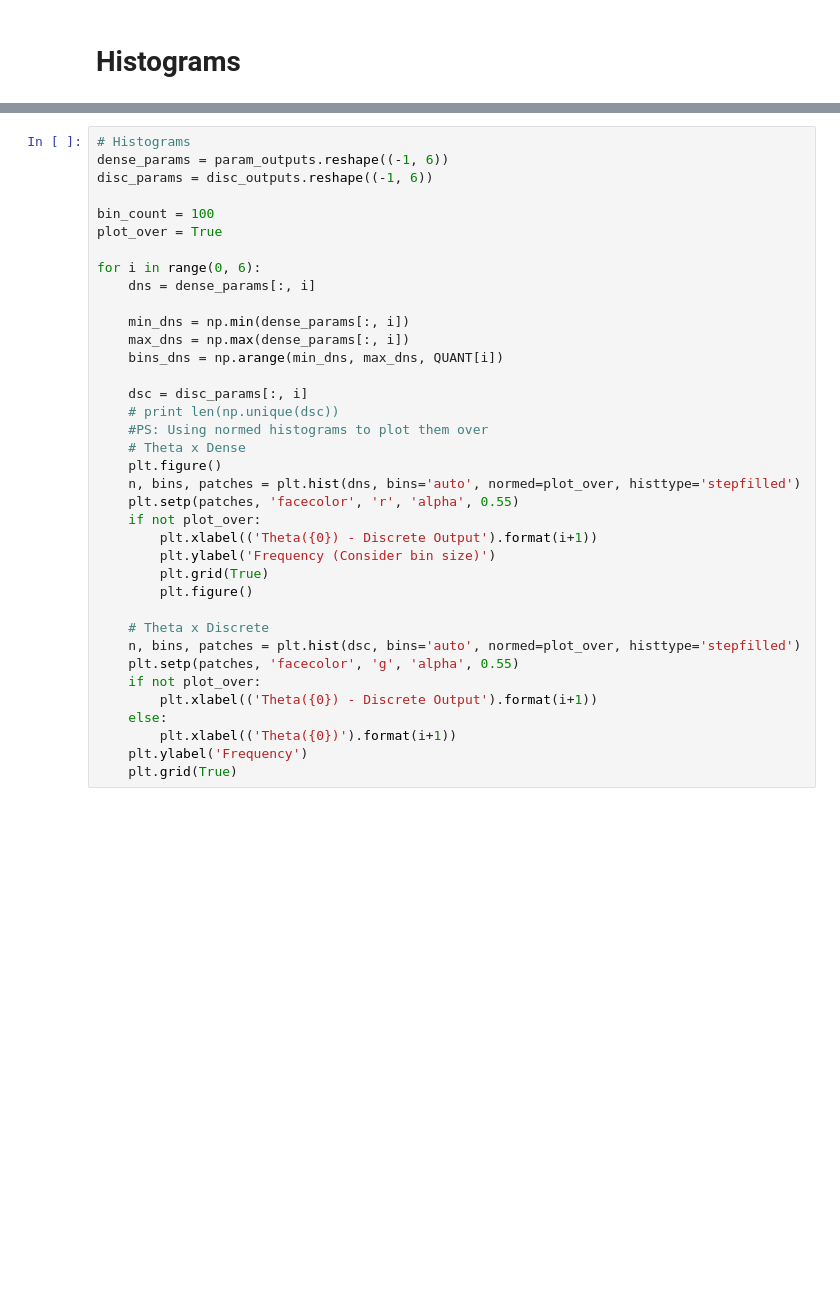
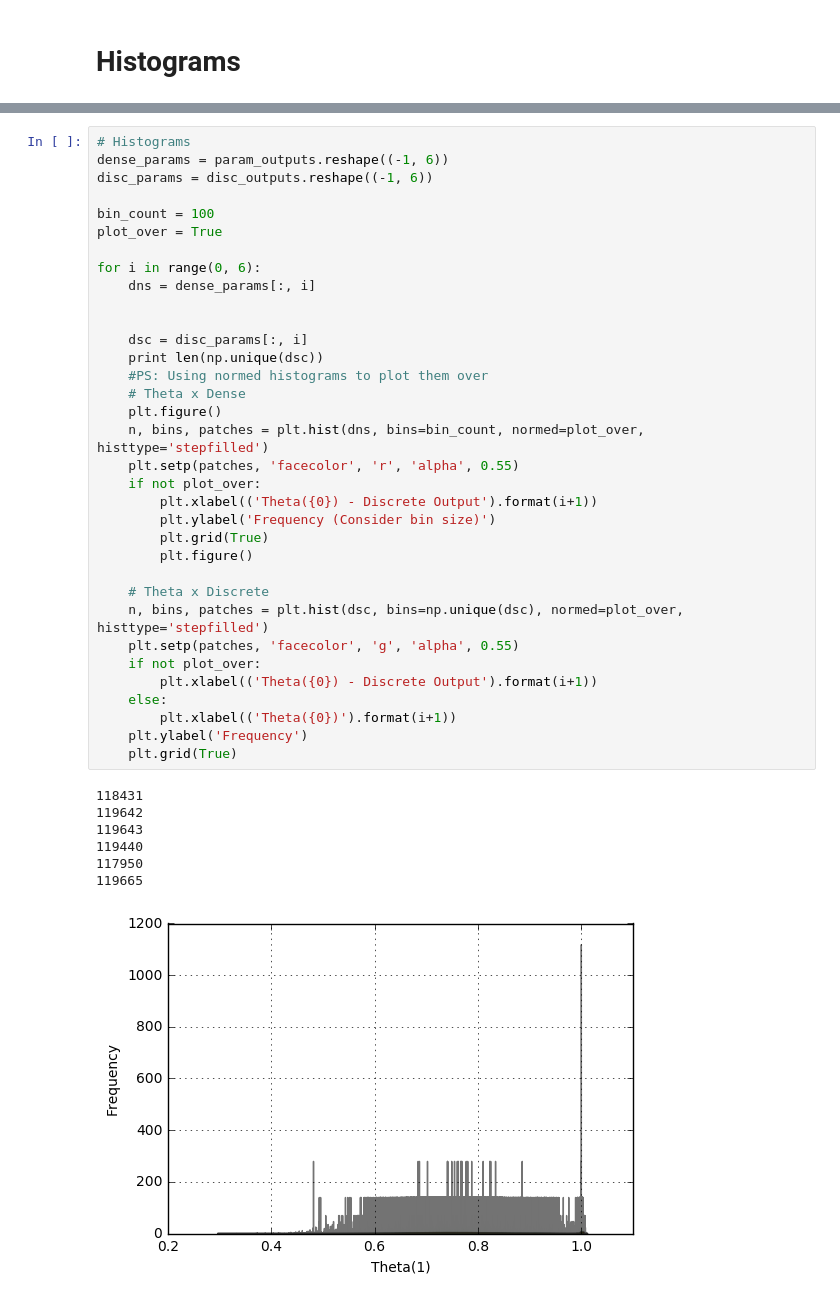
Before and after one commit to ilkerc/ObjDetector, a Jupyter notebook: non-uniform-quantizer-test1.ipynb, the cells around one changed output, grey strips where cells are left out. Saved outputs shown, nothing was run; the diff lists cells and outputs as text; blank space fills up the shorter version.

```diff
--- a/non-uniform-quantizer-test1.ipynb
+++ b/non-uniform-quantizer-test1.ipynb
@@ -363,36 +368,41 @@ NameError: name 'params' is not defined
 # Histograms
 dense_params = param_outputs.reshape((-1, 6))
 disc_params = disc_outputs.reshape((-1, 6))
 
 bin_count = 100
 plot_over = True
 
 for i in range(0, 6):
     dns = dense_params[:, i]
 
-    min_dns = np.min(dense_params[:, i])
-    max_dns = np.max(dense_params[:, i])
-    bins_dns = np.arange(min_dns, max_dns, QUANT[i])
 
     dsc = disc_params[:, i]
-    # print len(np.unique(dsc))
+    print len(np.unique(dsc))
     #PS: Using normed histograms to plot them over
     # Theta x Dense
     plt.figure()
-    n, bins, patches = plt.hist(dns, bins='auto', normed=plot_over, histtype='stepfilled')
+    n, bins, patches = plt.hist(dns, bins=bin_count, normed=plot_over, histtype='stepfilled')
     plt.setp(patches, 'facecolor', 'r', 'alpha', 0.55)
     if not plot_over:
         plt.xlabel(('Theta({0}) - Discrete Output').format(i+1))
         plt.ylabel('Frequency (Consider bin size)')
         plt.grid(True)
         plt.figure()
 
     # Theta x Discrete
-    n, bins, patches = plt.hist(dsc, bins='auto', normed=plot_over, histtype='stepfilled')
+    n, bins, patches = plt.hist(dsc, bins=np.unique(dsc), normed=plot_over, histtype='stepfilled')
     plt.setp(patches, 'facecolor', 'g', 'alpha', 0.55)
     if not plot_over:
         plt.xlabel(('Theta({0}) - Discrete Output').format(i+1))
     else:
         plt.xlabel(('Theta({0})').format(i+1))
     plt.ylabel('Frequency')
     plt.grid(True)
+# %% [output]
+118431
+119642
+119643
+119440
+117950
+119665
+[figure, added]
```
Also changed, not shown: parts of 8 cells of this notebook, 5 other files.
